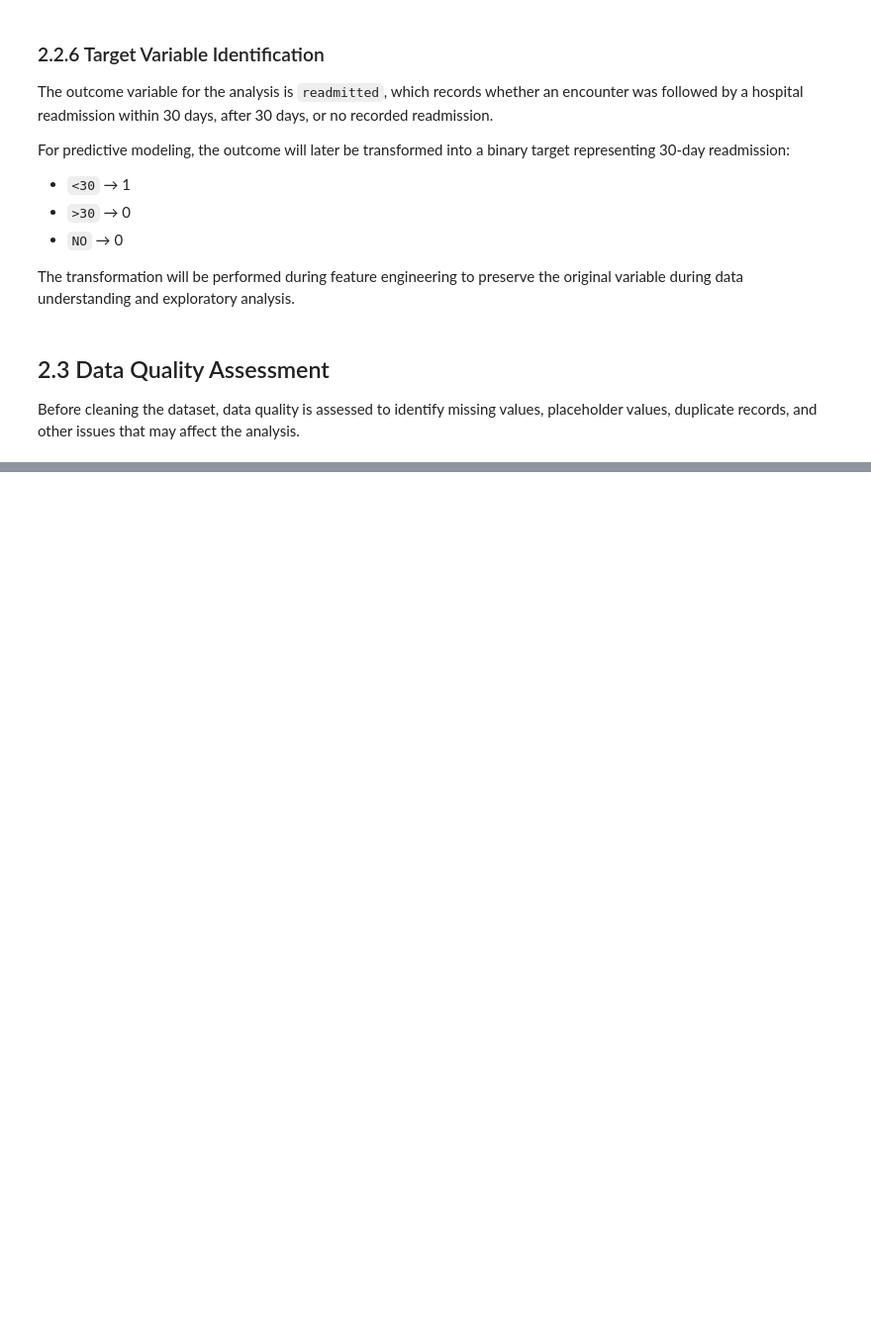
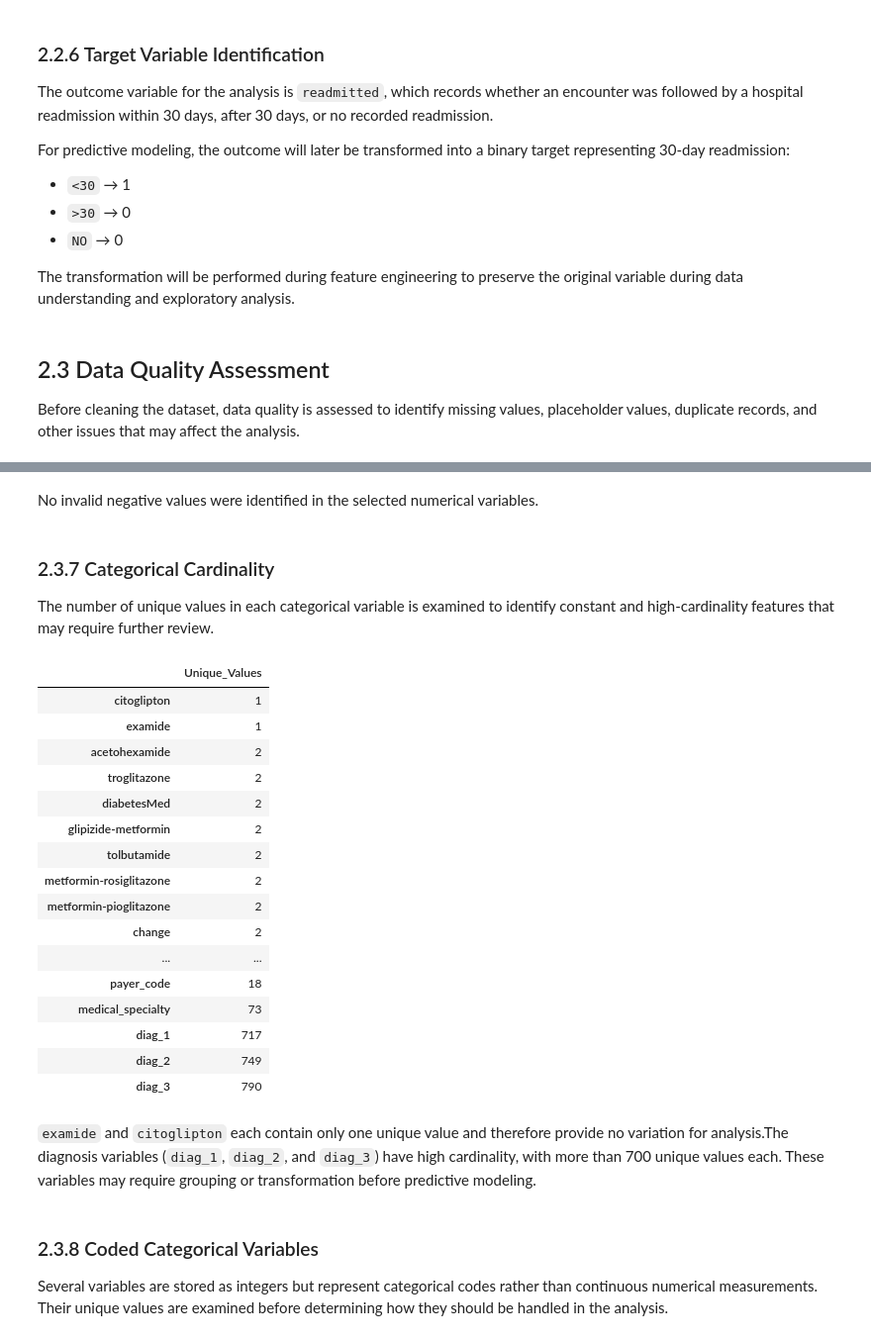
Before and after one commit to byegond-beep/hospital-readmission-resource-allocation-analytics, a Jupyter notebook: notebooks/02_data_understanding_cleaning.ipynb, the cells around one changed output, grey strips where cells are left out. Shown at 99% size. Drawn from its saved outputs; the diff is of its cells as text; code cells hidden in the pictures; blank space fills up the shorter version.

```diff
--- a/notebooks/02_data_understanding_cleaning.ipynb
+++ b/notebooks/02_data_understanding_cleaning.ipynb
@@ -133,0 +276,43 @@ Before cleaning the dataset, data quality is assessed to identify missing values
+# %% [markdown]
+No invalid negative values were identified in the selected numerical variables.
+# %% [markdown]
+### 2.3.7 Categorical Cardinality
+
+The number of unique values in each categorical variable is examined to identify constant and high-cardinality features that may require further review.
+# %%
+# Identify categorical columns
+categorical_cols = df.select_dtypes(include=["object", "string"]).columns
+
+# Count unique values
+categorical_cardinality = (
+    df[categorical_cols]
+    .nunique(dropna=False)
+    .sort_values()
+    .to_frame(name="Unique_Values")
+)
+
+categorical_cardinality
+# %% [output]
+|  | Unique_Values |
+| citoglipton | 1 |
+| examide | 1 |
+| acetohexamide | 2 |
+| troglitazone | 2 |
+| diabetesMed | 2 |
+| glipizide-metformin | 2 |
+| tolbutamide | 2 |
+| metformin-rosiglitazone | 2 |
+| metformin-pioglitazone | 2 |
+| change | 2 |
+| ... | ... |
+| payer_code | 18 |
+| medical_specialty | 73 |
+| diag_1 | 717 |
+| diag_2 | 749 |
+| diag_3 | 790 |
+# %% [markdown]
+`examide` and `citoglipton` each contain only one unique value and therefore provide no variation for analysis.The diagnosis variables (`diag_1`, `diag_2`, and `diag_3`) have high cardinality, with more than 700 unique values each. These variables may require grouping or transformation before predictive modeling.
+# %% [markdown]
+### 2.3.8 Coded Categorical Variables
+
+Several variables are stored as integers but represent categorical codes rather than continuous numerical measurements. Their unique values are examined before determining how they should be handled in the analysis.
```
Also changed, not shown: parts of 19 cells of this notebook.
